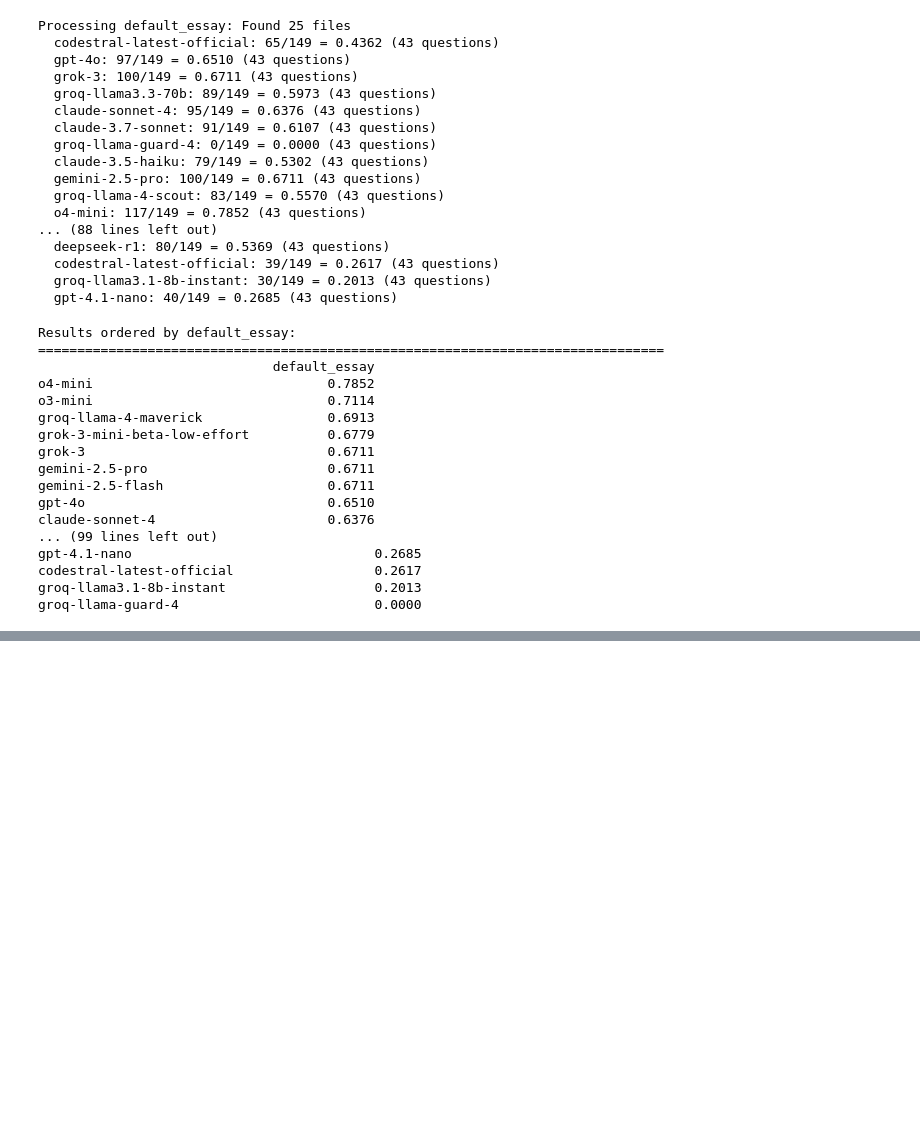
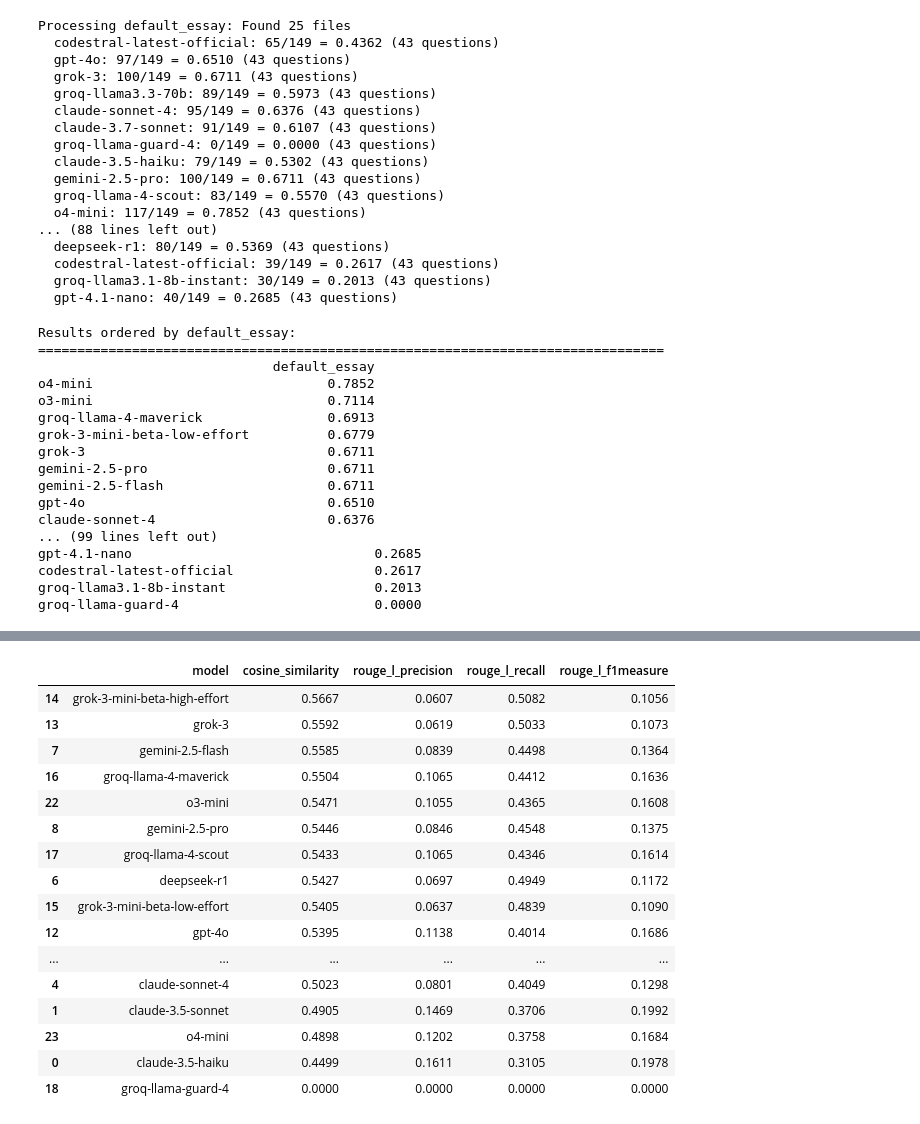
Before and after one commit to pranam-gf/CFA_ESSAY_REPRODUCER, a Jupyter notebook: score_verifier.ipynb, the cells around one changed output, grey strips where cells are left out. Drawn from its saved outputs; the diff is of its cells as text; code cells hidden in the pictures; blank space fills up the shorter version.

Commit message:
feat: updates to the ipynb for analysing scores

```diff
--- a/score_verifier.ipynb
+++ b/score_verifier.ipynb
@@ -282,3 +282,84 @@ gpt-4.1-nano                               0.2685
 codestral-latest-official                  0.2617
 groq-llama3.1-8b-instant                   0.2013
 groq-llama-guard-4                         0.0000
+# %%
+import pandas as pd
+import json
+import os
+from pathlib import Path
+
+# Function to extract similarity scores from a result file
+def extract_similarity_scores(file_path):
+    with open(file_path, 'r') as f:
+        data = json.load(f)
+
+    # Extract model name from filename
+    filename = os.path.basename(file_path)
+    model_name = filename.replace('evaluated_results_', '').replace('.json', '').split('__')[0]
+    method_name = filename.replace('evaluated_results_', '').replace('.json', '').split('__')[1] if '__' in filename else 'unknown'
+
+    scores = []
+    for entry in data:
+        if not entry.get("error"):
+            score_entry = {
+                'model': model_name,
+                'method': method_name,
+                'cosine_similarity': entry.get('cosine_similarity'),
+                'rouge_l_precision': entry.get('rouge_l_precision'),
+                'rouge_l_recall': entry.get('rouge_l_recall'),
+                'rouge_l_f1measure': entry.get('rouge_l_f1measure')
+            }
+            scores.append(score_entry)
+
+    return scores
+
+# Get scores from all result files
+all_scores = []
+results_dir = Path("results")
+
+for method_dir in results_dir.iterdir():
+    if not method_dir.is_dir() or method_dir.name == 'comparison_charts':
+        continue
+
+    for file_path in method_dir.glob("evaluated_results_*.json"):
+        if file_path.name.endswith('.backup'):
+            continue
+        scores = extract_similarity_scores(file_path)
+        all_scores.extend(scores)
+
+# Create DataFrame
+scores_df = pd.DataFrame(all_scores)
+
+# Expected methods
+methods = ['default_essay', 'self_consistency_essay_n3', 'self_consistency_essay_n5', 'self_discover_essay']
+
+# For each method, display one table with all scores as columns
+for method in methods:
+    print(f"\n{'='*80}")
+    print(f"METHOD: {method}")
+    print(f"{'='*80}")
+
+    # Filter scores for this method
+    method_scores = scores_df[scores_df['method'] == method]
+
+    if len(method_scores) == 0:
+        print(f"No scores found for method: {method}")
+        continue
+
+    # Calculate average scores by model for this method
+    avg_scores = method_scores.groupby(['model']).agg({
+        'cosine_similarity': 'mean',
+        'rouge_l_precision': 'mean',
+        'rouge_l_recall': 'mean',
+        'rouge_l_f1measure': 'mean'
+    }).reset_index()
+
+    # Round for better display
+    avg_scores = avg_scores.round(4)
+
+    # Sort by cosine similarity (highest first)
+    sorted_table = avg_scores.sort_values('cosine_similarity', ascending=False)
+
+    # Display the table
+    display(sorted_table)
+# %% [output]
@@ -284,0 +369,17 @@ groq-llama-guard-4                         0.0000
+|  | model | cosine_similarity | rouge_l_precision | rouge_l_recall | rouge_l_f1measure |
+| 14 | grok-3-mini-beta-high-effort | 0.5667 | 0.0607 | 0.5082 | 0.1056 |
+| 13 | grok-3 | 0.5592 | 0.0619 | 0.5033 | 0.1073 |
+| 7 | gemini-2.5-flash | 0.5585 | 0.0839 | 0.4498 | 0.1364 |
+| 16 | groq-llama-4-maverick | 0.5504 | 0.1065 | 0.4412 | 0.1636 |
+| 22 | o3-mini | 0.5471 | 0.1055 | 0.4365 | 0.1608 |
+| 8 | gemini-2.5-pro | 0.5446 | 0.0846 | 0.4548 | 0.1375 |
+| 17 | groq-llama-4-scout | 0.5433 | 0.1065 | 0.4346 | 0.1614 |
+| 6 | deepseek-r1 | 0.5427 | 0.0697 | 0.4949 | 0.1172 |
+| 15 | grok-3-mini-beta-low-effort | 0.5405 | 0.0637 | 0.4839 | 0.1090 |
+| 12 | gpt-4o | 0.5395 | 0.1138 | 0.4014 | 0.1686 |
+| ... | ... | ... | ... | ... | ... |
+| 4 | claude-sonnet-4 | 0.5023 | 0.0801 | 0.4049 | 0.1298 |
+| 1 | claude-3.5-sonnet | 0.4905 | 0.1469 | 0.3706 | 0.1992 |
+| 23 | o4-mini | 0.4898 | 0.1202 | 0.3758 | 0.1684 |
+| 0 | claude-3.5-haiku | 0.4499 | 0.1611 | 0.3105 | 0.1978 |
+| 18 | groq-llama-guard-4 | 0.0000 | 0.0000 | 0.0000 | 0.0000 |
```
Also changed, not shown: parts of 1 cell of this notebook, 2 other files.
